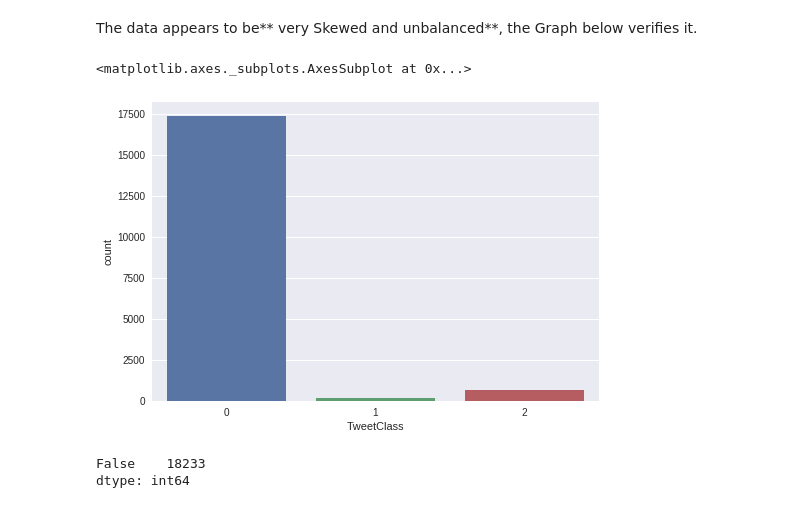
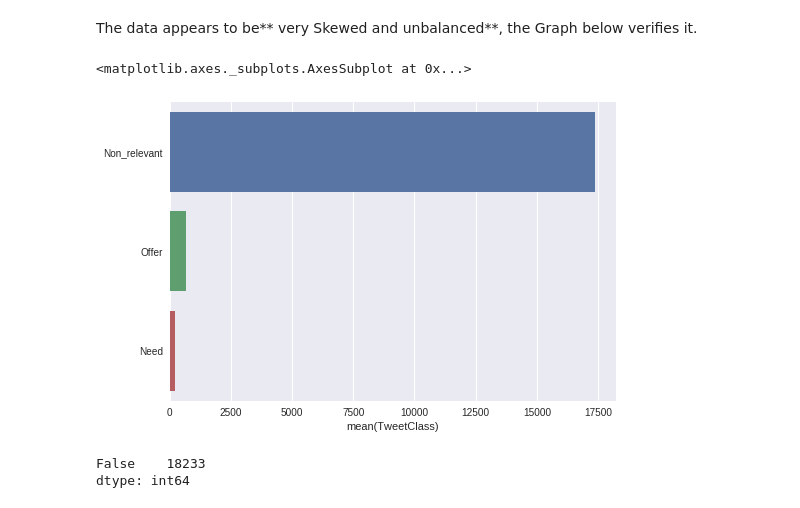
Before and after one commit to SharoonSaxena/Nepal_earthQuake_tweets_Classification, a Jupyter notebook: NepalEarthquakeTweetClassification.ipynb, the cells around one changed output. Cells and saved outputs as stored; diff of their text form; code cells hidden in the pictures.

```diff
--- a/NepalEarthquakeTweetClassification.ipynb
+++ b/NepalEarthquakeTweetClassification.ipynb
@@ -107,11 +111,11 @@ df['TweetClass'].value_counts()    #Counts the occourance of each catagory
 Name: TweetClass, dtype: int64
 # %% [markdown]
 The data appears to be** very Skewed and unbalanced**, the Graph below verifies it.
-# %%
-sns.countplot(x='TweetClass', data=df)
-# %% [output]
-<matplotlib.axes._subplots.AxesSubplot at 0x...>
-[figure, removed]
+# %%
+sns.barplot( x = df['TweetClass'].value_counts() , y = ["Non_relevant", 'Offer','Need'])
+# %% [output]
+<matplotlib.axes._subplots.AxesSubplot at 0x...>
+[figure, added]
 # %%
 dupli=df.duplicated()  # Checking for duplicates
 dupli.value_counts()
```
Also changed, not shown: parts of 2 cells of this notebook.
